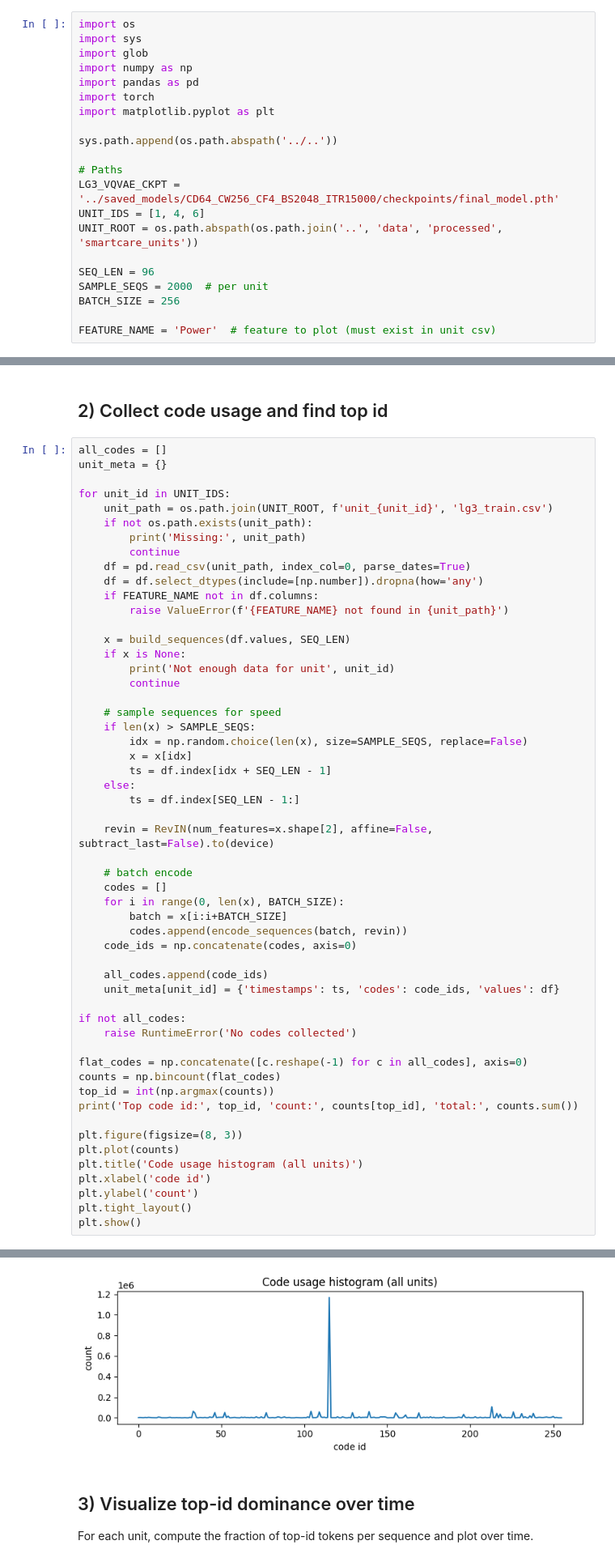
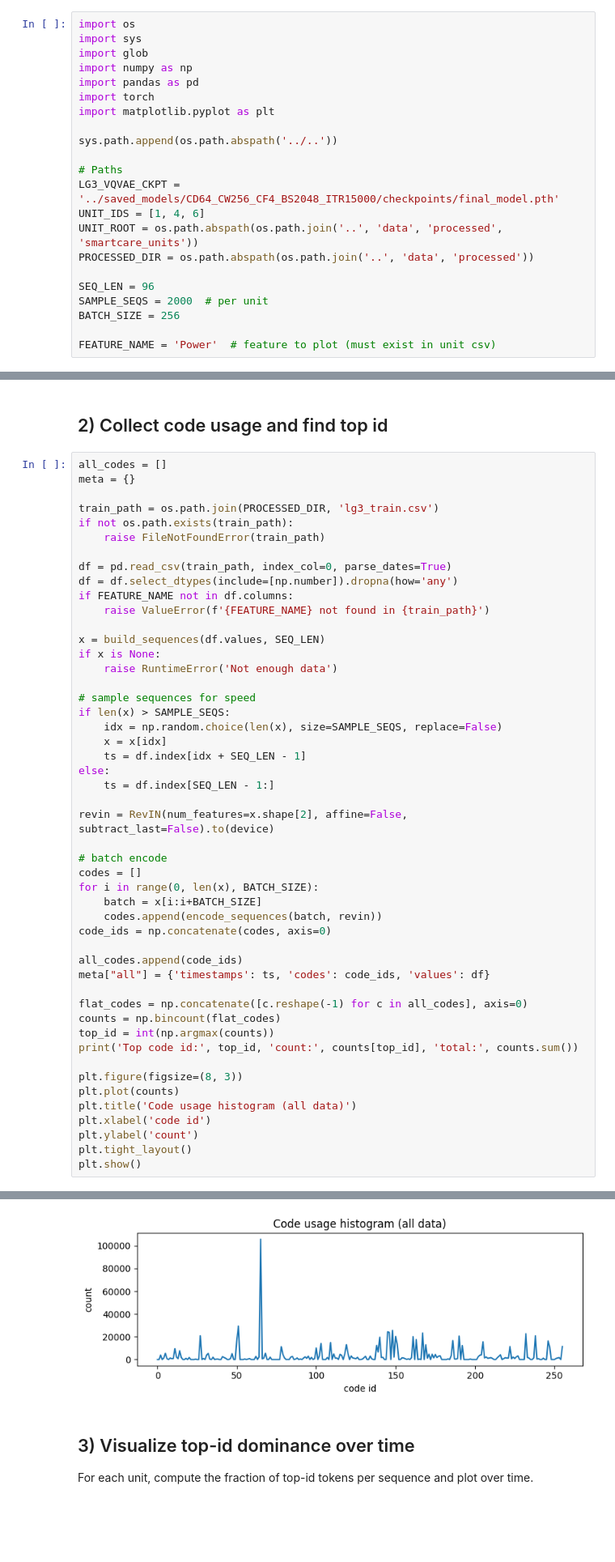
Before and after one commit to redEddie/TOTEM, a Jupyter notebook: lg3/example/lg3_token_id_dominance_demo.ipynb, the cells around one changed output, grey strips where cells are left out. Shown at 81% size. Cells and saved outputs as stored; diff of their text form; blank space fills up the shorter version.

```diff
--- a/lg3/example/lg3_token_id_dominance_demo.ipynb
+++ b/lg3/example/lg3_token_id_dominance_demo.ipynb
@@ -18,6 +18,7 @@ sys.path.append(os.path.abspath('../..'))
 LG3_VQVAE_CKPT = '../saved_models/CD64_CW256_CF4_BS2048_ITR15000/checkpoints/final_model.pth'
 UNIT_IDS = [1, 4, 6]
 UNIT_ROOT = os.path.abspath(os.path.join('..', 'data', 'processed', 'smartcare_units'))
+PROCESSED_DIR = os.path.abspath(os.path.join('..', 'data', 'processed'))
 
 SEQ_LEN = 96
 SAMPLE_SEQS = 2000  # per unit
@@ -65,45 +66,40 @@ def encode_sequences(x, revin_layer):
 ## 2) Collect code usage and find top id
 # %%
 all_codes = []
-unit_meta = {}
+meta = {}
 
-for unit_id in UNIT_IDS:
-    unit_path = os.path.join(UNIT_ROOT, f'unit_{unit_id}', 'lg3_train.csv')
-    if not os.path.exists(unit_path):
-        print('Missing:', unit_path)
-        continue
-    df = pd.read_csv(unit_path, index_col=0, parse_dates=True)
-    df = df.select_dtypes(include=[np.number]).dropna(how='any')
-    if FEATURE_NAME not in df.columns:
-        raise ValueError(f'{FEATURE_NAME} not found in {unit_path}')
+train_path = os.path.join(PROCESSED_DIR, 'lg3_train.csv')
+if not os.path.exists(train_path):
+    raise FileNotFoundError(train_path)
 
-    x = build_sequences(df.values, SEQ_LEN)
-    if x is None:
-        print('Not enough data for unit', unit_id)
-        continue
+df = pd.read_csv(train_path, index_col=0, parse_dates=True)
+df = df.select_dtypes(include=[np.number]).dropna(how='any')
+if FEATURE_NAME not in df.columns:
+    raise ValueError(f'{FEATURE_NAME} not found in {train_path}')
 
-    # sample sequences for speed
-    if len(x) > SAMPLE_SEQS:
-        idx = np.random.choice(len(x), size=SAMPLE_SEQS, replace=False)
-        x = x[idx]
-        ts = df.index[idx + SEQ_LEN - 1]
-    else:
-        ts = df.index[SEQ_LEN - 1:]
+x = build_sequences(df.values, SEQ_LEN)
+if x is None:
+    raise RuntimeError('Not enough data')
 
-    revin = RevIN(num_features=x.shape[2], affine=False, subtract_last=False).to(device)
+# sample sequences for speed
+if len(x) > SAMPLE_SEQS:
+    idx = np.random.choice(len(x), size=SAMPLE_SEQS, replace=False)
+    x = x[idx]
+    ts = df.index[idx + SEQ_LEN - 1]
+else:
+    ts = df.index[SEQ_LEN - 1:]
 
-    # batch encode
-    codes = []
-    for i in range(0, len(x), BATCH_SIZE):
-        batch = x[i:i+BATCH_SIZE]
-        codes.append(encode_sequences(batch, revin))
-    code_ids = np.concatenate(codes, axis=0)
+revin = RevIN(num_features=x.shape[2], affine=False, subtract_last=False).to(device)
 
-    all_codes.append(code_ids)
-    unit_meta[unit_id] = {'timestamps': ts, 'codes': code_ids, 'values': df}
+# batch encode
+codes = []
+for i in range(0, len(x), BATCH_SIZE):
+    batch = x[i:i+BATCH_SIZE]
+    codes.append(encode_sequences(batch, revin))
+code_ids = np.concatenate(codes, axis=0)
 
-if not all_codes:
-    raise RuntimeError('No codes collected')
+all_codes.append(code_ids)
+meta["all"] = {'timestamps': ts, 'codes': code_ids, 'values': df}
 
 flat_codes = np.concatenate([c.reshape(-1) for c in all_codes], axis=0)
 counts = np.bincount(flat_codes)
@@ -112,7 +108,7 @@ print('Top code id:', top_id, 'count:', counts[top_id], 'total:', counts.sum())
 
 plt.figure(figsize=(8, 3))
 plt.plot(counts)
-plt.title('Code usage histogram (all units)')
+plt.title('Code usage histogram (all data)')
 plt.xlabel('code id')
 plt.ylabel('count')
 plt.tight_layout()
@@ -122,4 +118,4 @@ Top code id: 115 count: 1168074 total: 2880000
-[figure, old version]
+[figure, new version]
 # %% [markdown]
 ## 3) Visualize top-id dominance over time
 For each unit, compute the fraction of top-id tokens per sequence and plot over time.
```
Also changed, not shown: parts of 7 cells of this notebook, 9 other files.
